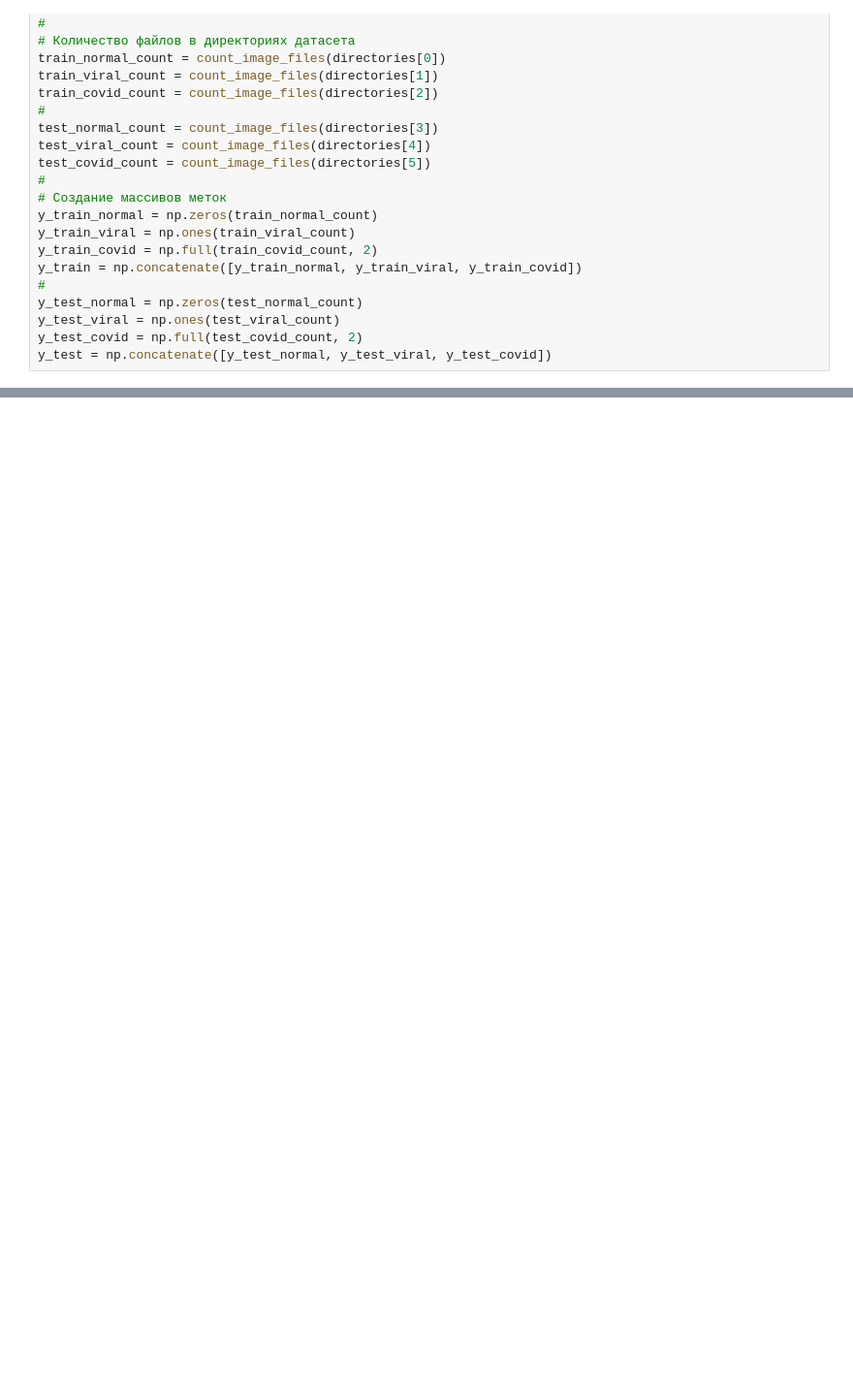
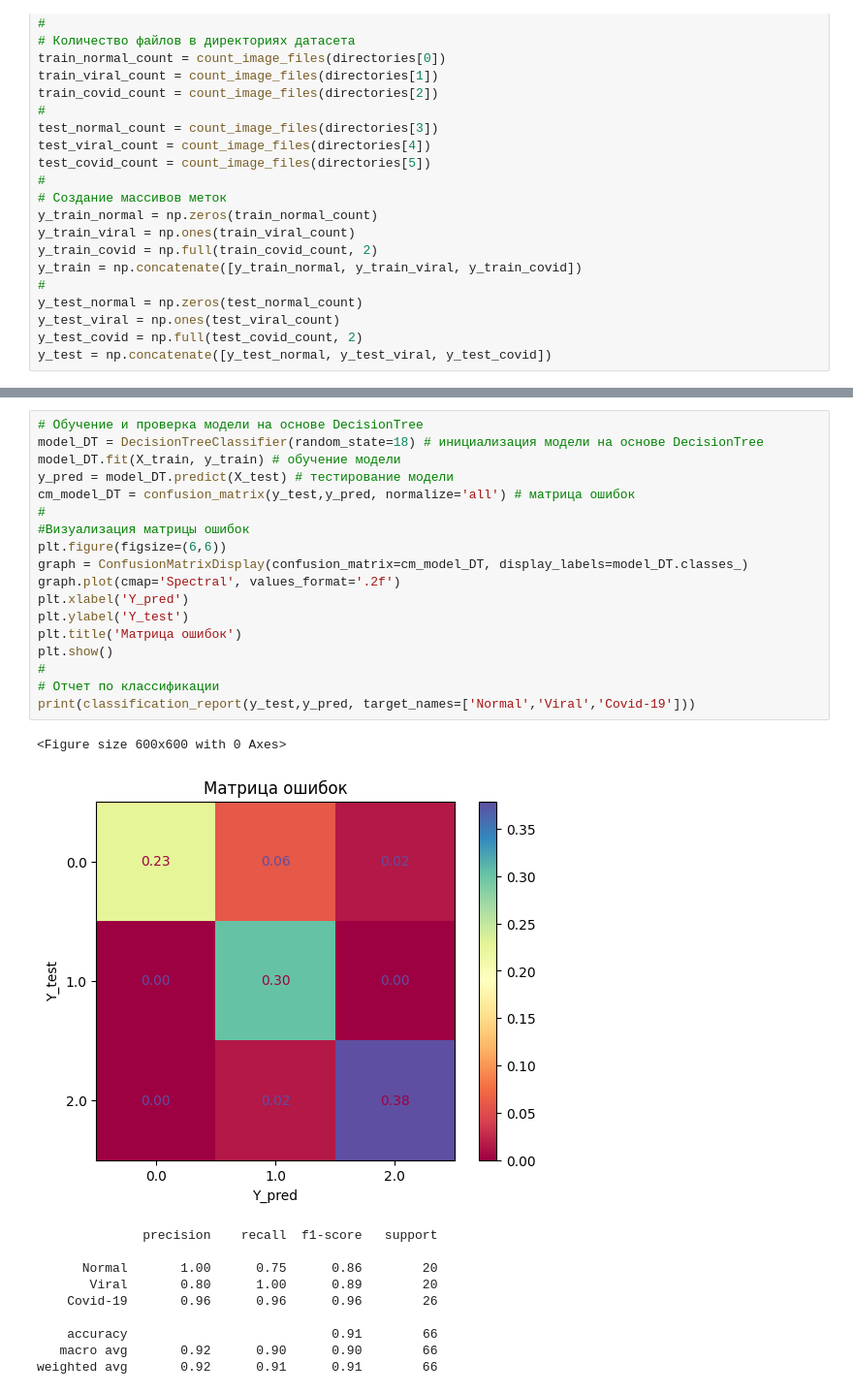
Before and after one commit to avkolchin1995/COVID-19-detection-ML-DL, a Jupyter notebook: COVID-19-detection-ML-DL.ipynb, the cells around one changed output, grey strips where cells are left out. Shown at 97% size. Saved outputs shown, nothing was run; the diff lists cells and outputs as text; blank space fills up the shorter version.

```diff
--- a/COVID-19-detection-ML-DL.ipynb
+++ b/COVID-19-detection-ML-DL.ipynb
@@ -207,3 +209,33 @@ weighted avg       0.44      0.44      0.43        66
+# %%
+# Обучение и проверка модели на основе DecisionTree
+model_DT = DecisionTreeClassifier(random_state=18) # инициализация модели на основе DecisionTree
+model_DT.fit(X_train, y_train) # обучение модели
+y_pred = model_DT.predict(X_test) # тестирование модели
+cm_model_DT = confusion_matrix(y_test,y_pred, normalize='all') # матрица ошибок
+#
+#Визуализация матрицы ошибок
+plt.figure(figsize=(6,6))
+graph = ConfusionMatrixDisplay(confusion_matrix=cm_model_DT, display_labels=model_DT.classes_)
+graph.plot(cmap='Spectral', values_format='.2f')
+plt.xlabel('Y_pred')
+plt.ylabel('Y_test')
+plt.title('Матрица ошибок')
+plt.show()
+#
+# Отчет по классификации
+print(classification_report(y_test,y_pred, target_names=['Normal','Viral','Covid-19']))
+# %% [output]
+<Figure size 600x600 with 0 Axes>
+[figure, added]
+              precision    recall  f1-score   support
+
+      Normal       1.00      0.75      0.86        20
+       Viral       0.80      1.00      0.89        20
+    Covid-19       0.96      0.96      0.96        26
+
+    accuracy                           0.91        66
+   macro avg       0.92      0.90      0.90        66
+weighted avg       0.92      0.91      0.91        66
 # %%
 # Обучение и проверка модели на основе RandomForestTree
 model_RFT = RandomForestClassifier(random_state=18) # инициализация модели на основе RandomForestTree
```
Also changed, not shown: parts of 9 cells of this notebook.
